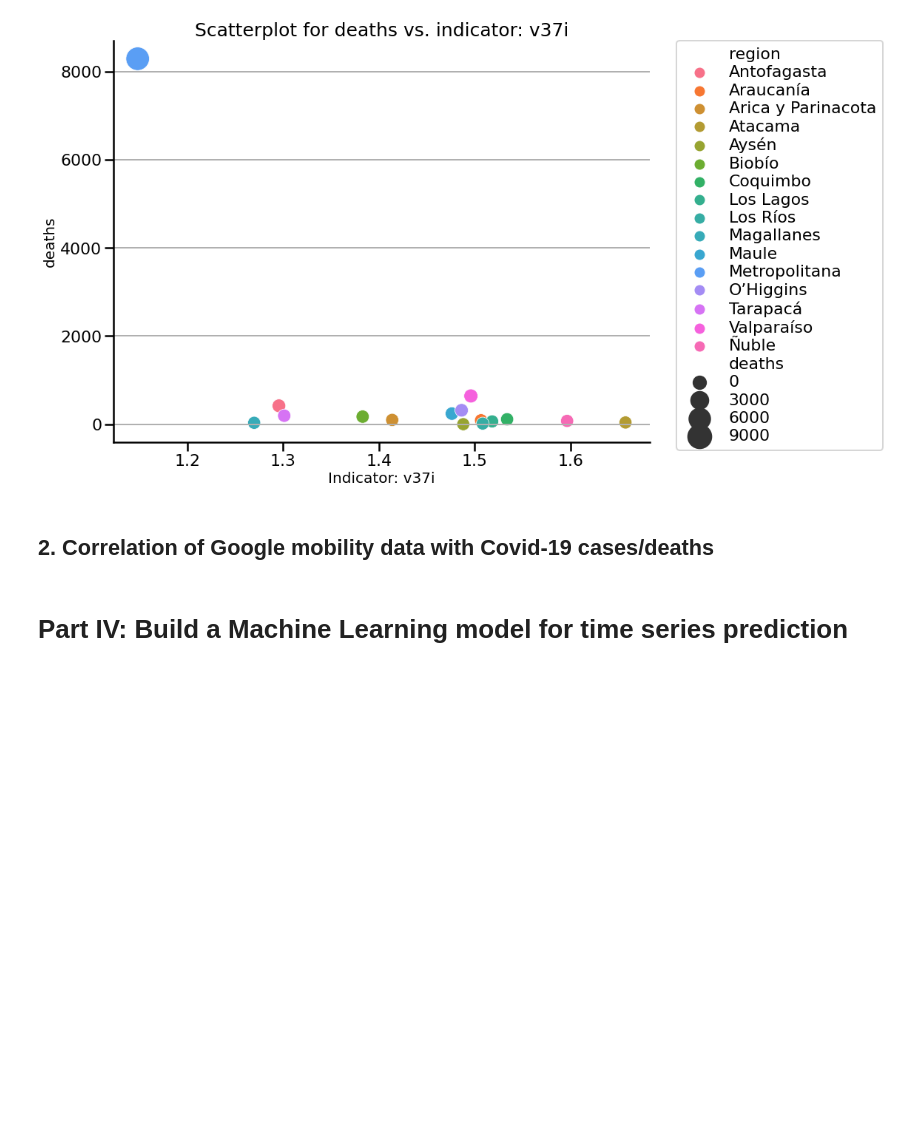
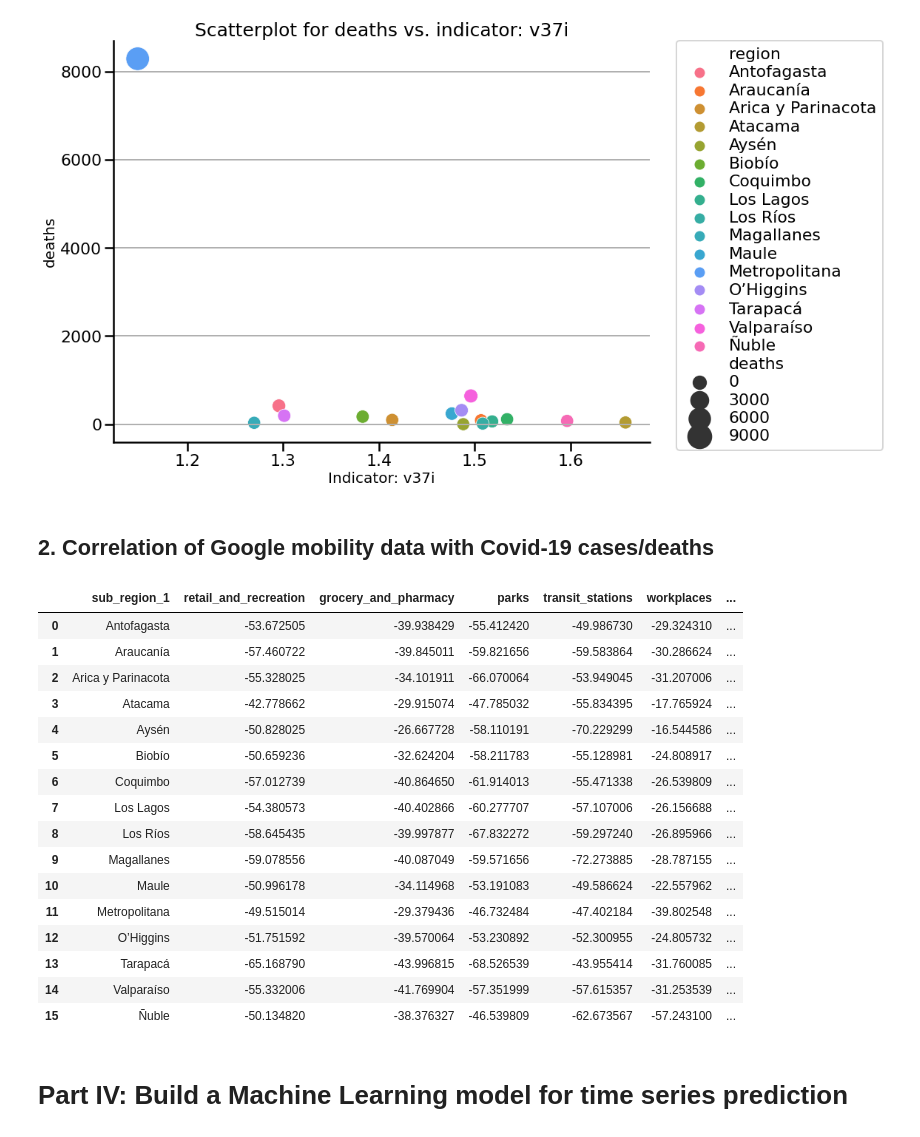
Before and after one commit to muellermax/Covid-Chile-Prediction, a Jupyter notebook: Covid Chile Prediction.ipynb, the cells around one changed output. Saved outputs shown, nothing was run; the diff lists cells and outputs as text; code cells hidden in the pictures; blank space fills up the shorter version.

```diff
--- a/Covid Chile Prediction.ipynb
+++ b/Covid Chile Prediction.ipynb
@@ -717,6 +759,28 @@ plot_indicator_vs_amount(transposed_deaths, casen_rel, 'deaths', 6, 6)
 [figure]
 # %% [markdown]
 ## 2. Correlation of Google mobility data with Covid-19 cases/deaths
+# %%
+mobility_merged_cases = merge_data(transposed_cases, mobility_chile, 'cases', input_casen=False)
+
+mobility_merged_cases
+# %% [output]
+|  | sub_region_1 | retail_and_recreation | grocery_and_pharmacy | parks | transit_stations | workplaces | ... |
+| 0 | Antofagasta | -53.672505 | -39.938429 | -55.412420 | -49.986730 | -29.324310 | ... |
+| 1 | Araucanía | -57.460722 | -39.845011 | -59.821656 | -59.583864 | -30.286624 | ... |
+| 2 | Arica y Parinacota | -55.328025 | -34.101911 | -66.070064 | -53.949045 | -31.207006 | ... |
+| 3 | Atacama | -42.778662 | -29.915074 | -47.785032 | -55.834395 | -17.765924 | ... |
+| 4 | Aysén | -50.828025 | -26.667728 | -58.110191 | -70.229299 | -16.544586 | ... |
+| 5 | Biobío | -50.659236 | -32.624204 | -58.211783 | -55.128981 | -24.808917 | ... |
+| 6 | Coquimbo | -57.012739 | -40.864650 | -61.914013 | -55.471338 | -26.539809 | ... |
+| 7 | Los Lagos | -54.380573 | -40.402866 | -60.277707 | -57.107006 | -26.156688 | ... |
+| 8 | Los Ríos | -58.645435 | -39.997877 | -67.832272 | -59.297240 | -26.895966 | ... |
+| 9 | Magallanes | -59.078556 | -40.087049 | -59.571656 | -72.273885 | -28.787155 | ... |
+| 10 | Maule | -50.996178 | -34.114968 | -53.191083 | -49.586624 | -22.557962 | ... |
+| 11 | Metropolitana | -49.515014 | -29.379436 | -46.732484 | -47.402184 | -39.802548 | ... |
+| 12 | O’Higgins | -51.751592 | -39.570064 | -53.230892 | -52.300955 | -24.805732 | ... |
+| 13 | Tarapacá | -65.168790 | -43.996815 | -68.526539 | -43.955414 | -31.760085 | ... |
+| 14 | Valparaíso | -55.332006 | -41.769904 | -57.351999 | -57.615357 | -31.253539 | ... |
+| 15 | Ñuble | -50.134820 | -38.376327 | -46.539809 | -62.673567 | -57.243100 | ... |
 # %% [markdown]
 # <a class="anchor" id="part-iv">Part IV: Build a Machine Learning model for time series prediction</a>
 # %% [markdown]
```
Also changed, not shown: parts of 1 cell of this notebook.
